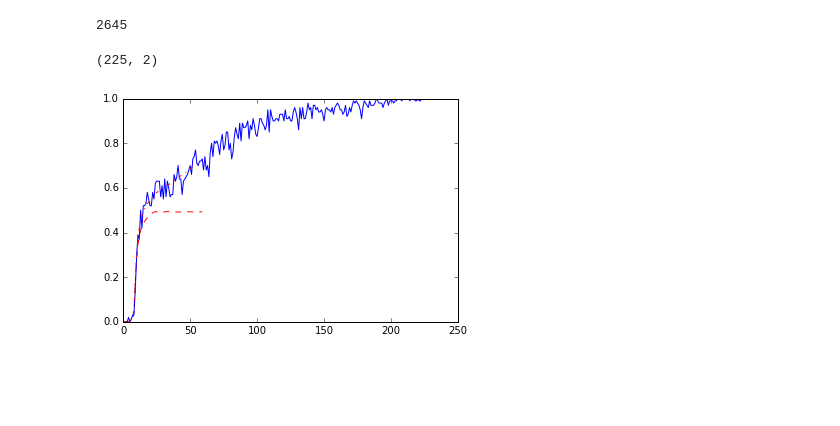
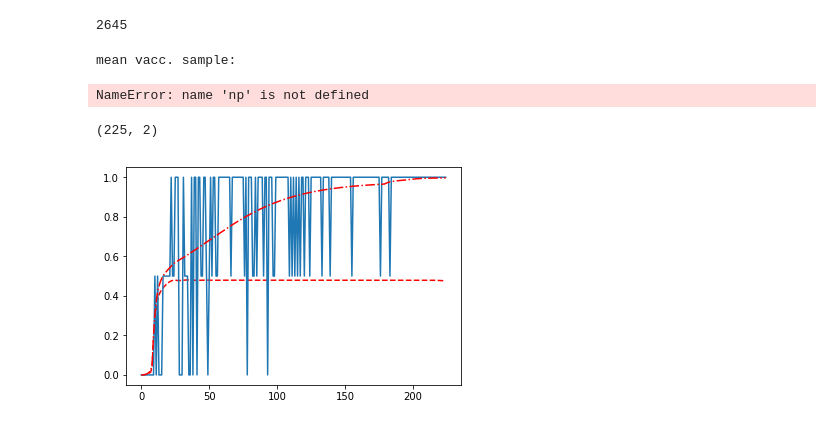
Before and after one commit to lmaesampson/CompetingRates, a Jupyter notebook: Code/FakeData.ipynb, the cells around one changed output. Cells and saved outputs as stored; diff of their text form; code cells hidden in the pictures; blank space fills up the shorter version.

Commit message:
added information about different sero sampling strategies

```diff
--- a/Code/FakeData.ipynb
+++ b/Code/FakeData.ipynb
@@ -136,31 +138,66 @@ total_cases = sum(ct)
 print total_cases
 # %% [output]
 2645
+# %%
+#For testing different sampling possibilities, need to calculate the average number of samples per age bin,
+#and the number of samples averged over all possible age bins.
+
+print 'mean vacc. sample:', int(np.mean(vt))
+print 'mean sero. sample:', int(np.mean(st))
+print 'same number of samples, all classes vacc.:', np.sum(vt)/720.
+print 'same number of samples, all classes sero.:', np.sum(st)/720.
+# %% [output]
+mean vacc. sample:
+NameError: name 'np' is not defined
 # %%
 #seroprevalence and vaccination status are measured for the first 60 months:
-vobs = np.zeros(225)   #change 60 to 225 if you want to look at the whole dataset - but remember the age bins are of
-                      #different widths so be careful.
-sobs = np.zeros(225)
-veff = 0.6
+#For 'same sampling rate' as real data - 18 for vt and 16 for st.
+nages = 225
+vobs = np.zeros(nages)   #change 60 to 225 if you want to look at the whole dataset
+sobs = np.zeros(nages)
 
-for i in range(225):
+#For 'all age classes, same (ish) sampling rate as real data:
+'''
+st = np.ones(nages)*16
+vt = np.ones(nages)*18
+'''
+#For 'all age classes, same (ish) total number of samples as real data:
+st = np.ones(nages)*2
+vt = np.ones(nages)*2
+
+'''
+
+#All age classes, lots of sampling:
+st = np.ones(nages)*200
+vt = np.ones(nages)*200
+
+#Low sampling
+#vobs = np.zeros(nages)
+#sobs = np.zeros(nages)
+
+#st = np.ones(nages)*4
+#vt = np.ones(nages)*4
+'''
+veff = 0.8
+
+for i in range(nages):
     vprob = probv[i]/veff
     if vprob >1.:
         vprob = 1.
-    #vtest = vt[i]
-    #vobs[i] = np.random.binomial(vtest,vprob)
+    vtest = vt[i]
+    vobs[i] = np.random.binomial(vtest,vprob)
     sprob = probsp[i]
-    #stest = st[i]
-    stest = 100 #This is a kludge to print out more data for the figure. This data was not analyzed.
+    stest = st[i]
+    #stest = 100 #This is a kludge to print out more data for the figure. This data was not analyzed.
     sobs[i] = np.random.binomial(stest,sprob)
 
 #plt.plot(vobs/vt)
-plt.plot(probv[0:60],'r--')
-plt.plot(sobs/100)
-plt.plot(probsp[0:60],'r-.')
+plt.plot(probv[:],'r--')
+plt.plot(sobs/stest)
+plt.plot(probsp[:],'r-.')
 print np.shape(ages)
 # %% [output]
 (225, 2)
-[figure, old version]
+[figure, new version]
 # %%
 #cases should be distributed as a multinomial over 60 bins of 1 year:
```
Also changed, not shown: parts of 11 cells of this notebook, 1 other file.
